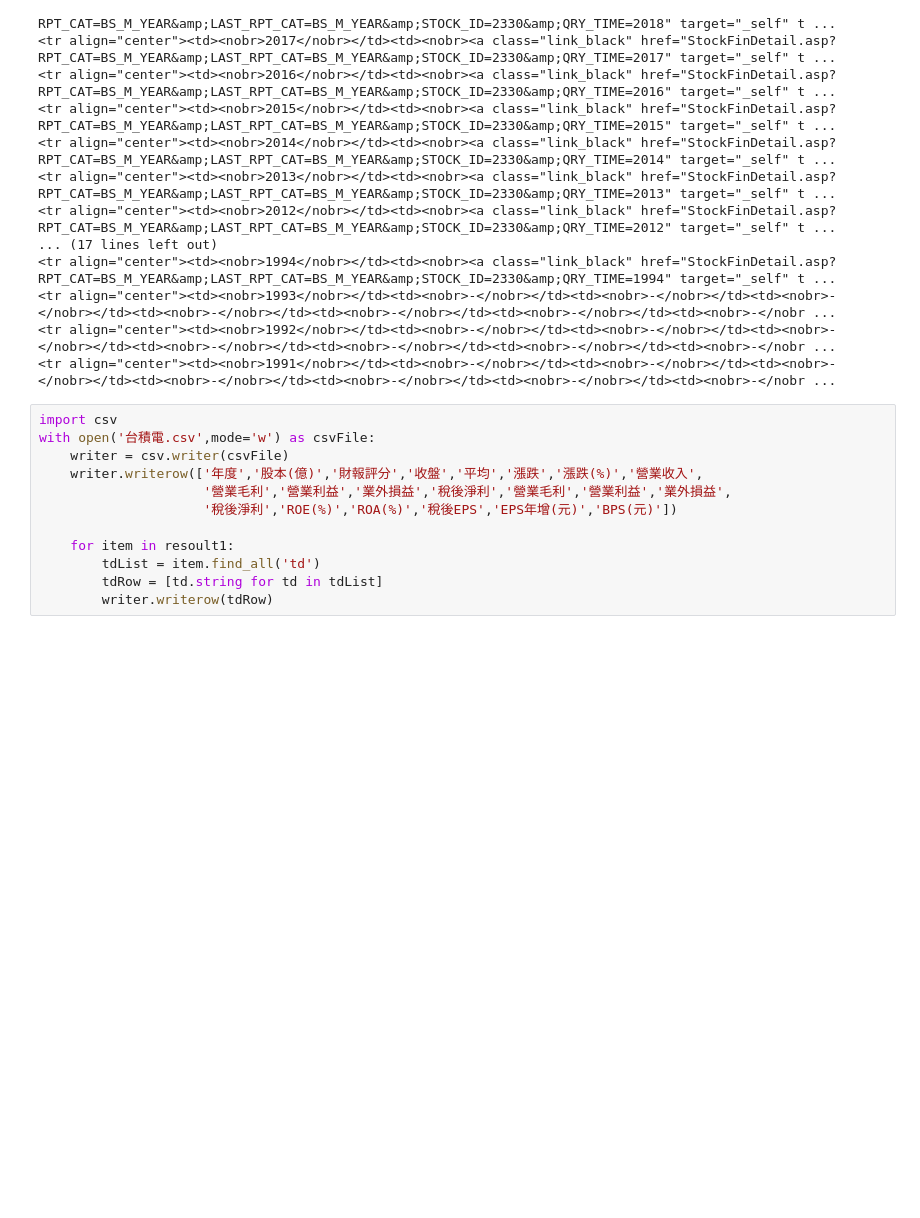
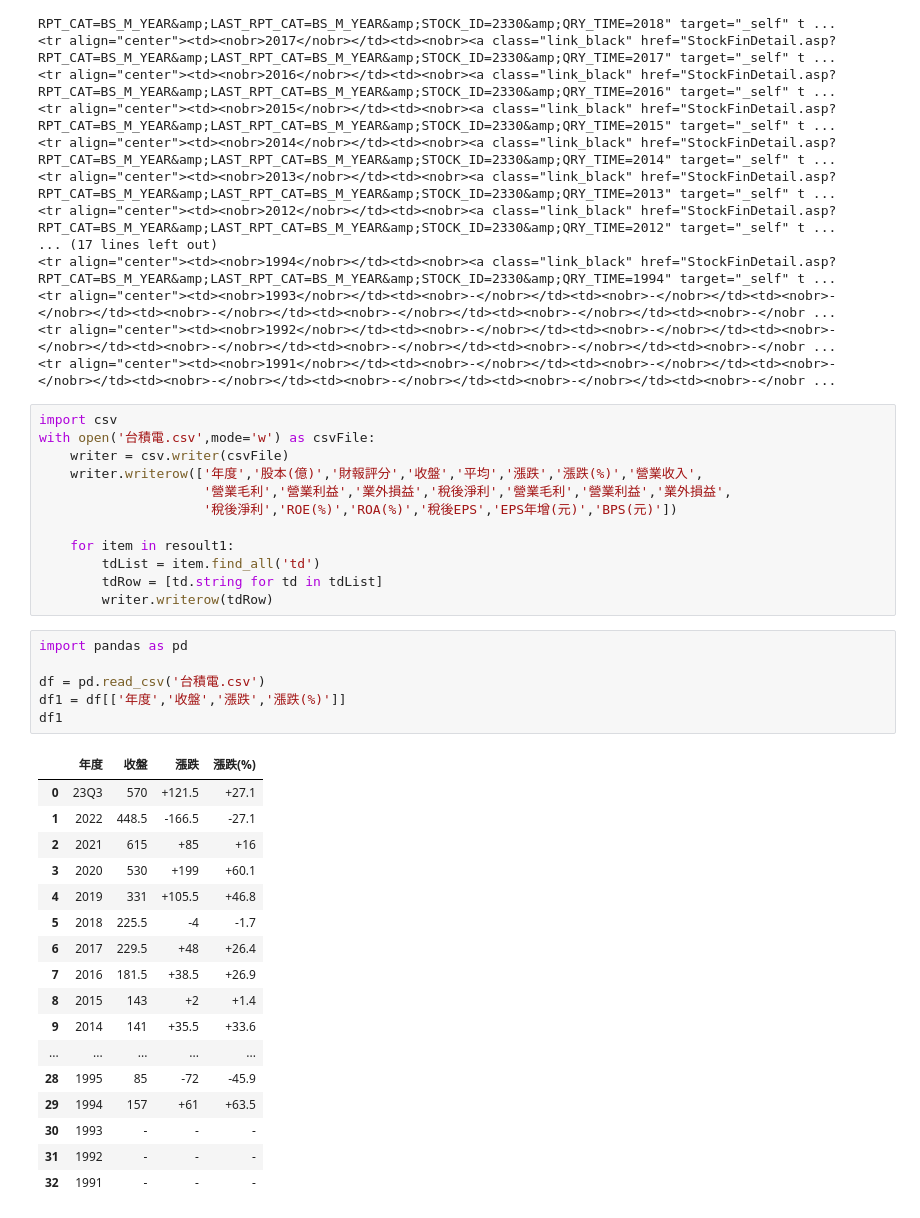
Before and after one commit to roberthsu2003/__112_python_chihlee__, a Jupyter notebook: lesson18_3.ipynb, the cells around one changed output. Drawn from its saved outputs; the diff is of its cells as text; blank space fills up the shorter version.

```diff
--- a/lesson18_3.ipynb
+++ b/lesson18_3.ipynb
@@ -50,3 +50,27 @@ with open('台積電.csv',mode='w') as csvFile:
         tdList = item.find_all('td')
         tdRow = [td.string for td in tdList]
         writer.writerow(tdRow)
+# %%
+import pandas as pd
+
+df = pd.read_csv('台積電.csv')
+df1 = df[['年度','收盤','漲跌','漲跌(%)']]
+df1
+# %% [output]
+|  | 年度 | 收盤 | 漲跌 | 漲跌(%) |
+| 0 | 23Q3 | 570 | +121.5 | +27.1 |
+| 1 | 2022 | 448.5 | -166.5 | -27.1 |
+| 2 | 2021 | 615 | +85 | +16 |
+| 3 | 2020 | 530 | +199 | +60.1 |
+| 4 | 2019 | 331 | +105.5 | +46.8 |
+| 5 | 2018 | 225.5 | -4 | -1.7 |
+| 6 | 2017 | 229.5 | +48 | +26.4 |
+| 7 | 2016 | 181.5 | +38.5 | +26.9 |
+| 8 | 2015 | 143 | +2 | +1.4 |
+| 9 | 2014 | 141 | +35.5 | +33.6 |
+| ... | ... | ... | ... | ... |
+| 28 | 1995 | 85 | -72 | -45.9 |
+| 29 | 1994 | 157 | +61 | +63.5 |
+| 30 | 1993 | - | - | - |
+| 31 | 1992 | - | - | - |
+| 32 | 1991 | - | - | - |
```
Also changed, not shown: parts of 3 cells of this notebook.
